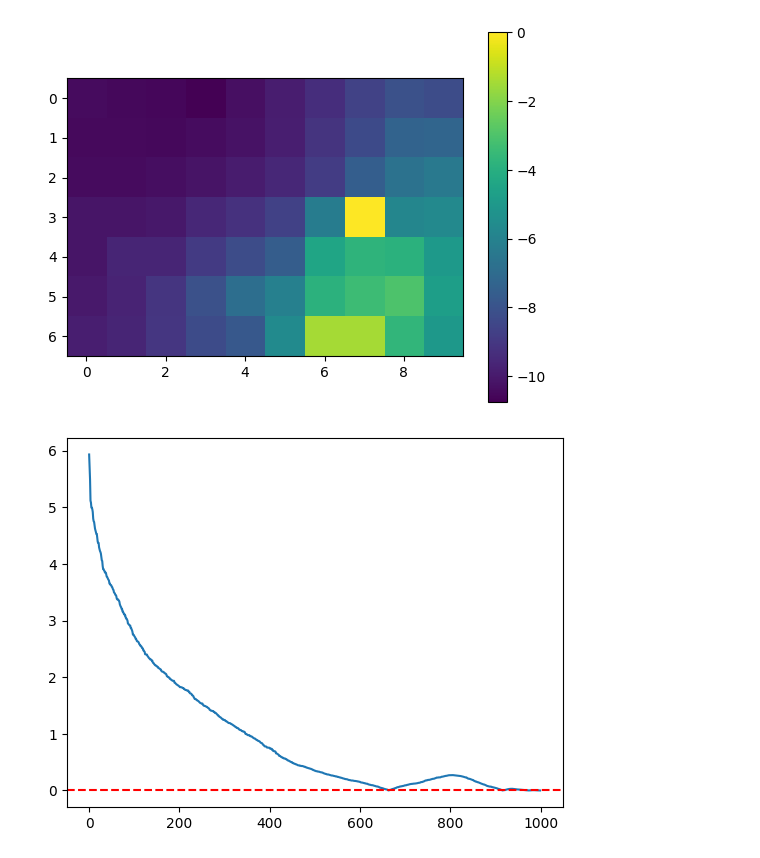
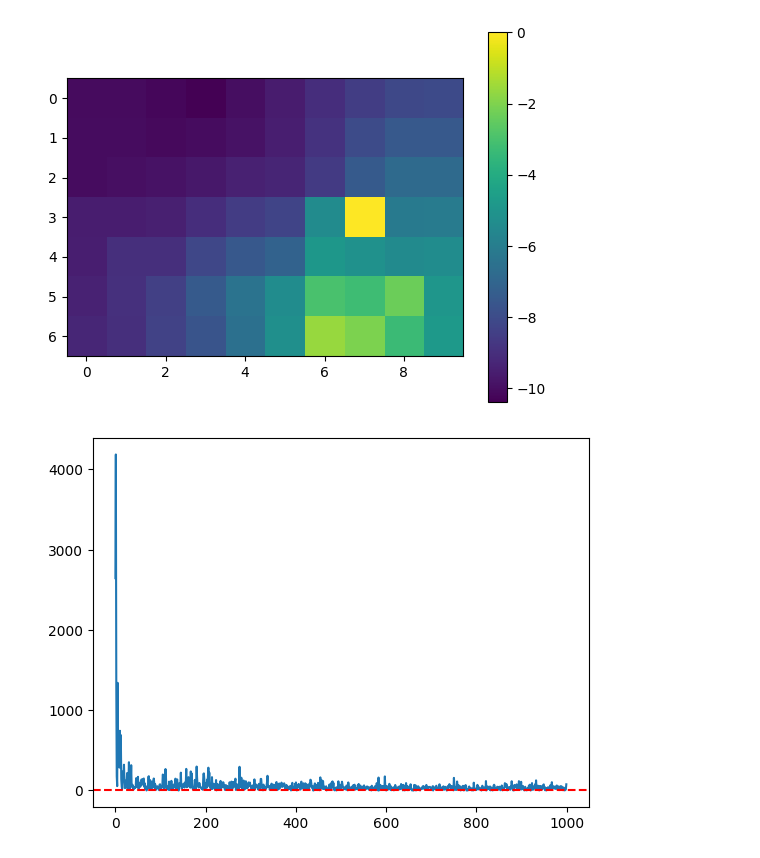
Before and after one commit to BuzzingTaz/RL-Project-1, a Jupyter notebook: QL.ipynb, the cells around one changed output. Drawn from its saved outputs; the diff is of its cells as text; code cells hidden in the pictures.

Commit message:
changed regret

```diff
--- a/QL.ipynb
+++ b/QL.ipynb
@@ -36,12 +36,14 @@ alpha = 0.08
 epsilon = 0.4
 for i in tqdm(range(1000)):
     state = s_state
+    tr = 0
     while True:
         action = ch_egreedy(epsilon, Q_val, state)
 
         nstate = model.gen_next(state, action)
 
         r = model.get_reward(state, nstate)
+        tr += r
 
         valid_actions = get_valid_actions(nstate)
 
@@ -55,7 +57,8 @@ for i in tqdm(range(1000)):
         state = nstate
         if (state == t_state).all():
             break
-    episodic_reward.append(np.max(Q_val[to_idx(s_state)][get_valid_actions(s_state)]))
+    # episodic_reward.append(np.max(Q_val[to_idx(s_state)][get_valid_actions(s_state)]))
+    episodic_reward.append(tr)
 # %%
 valf = []
 for s in states:
@@ -75,14 +78,15 @@ heatmap = plt.imshow(valf_toplot)
 plt.colorbar(heatmap)
 plt.show()
 # %% [output]
-[figure, old version]
+[figure, new version]
 # %%
-episodic_regret = np.abs(episodic_reward - valf[to_idx(s_state)])
+ecreward = np.load('OptimalValueFunction.npy')
+episodic_regret = np.abs(episodic_reward - ecreward[to_idx(s_state)])
 plt.plot(episodic_regret)
 plt.axhline(y=0, color='r', linestyle='--')
 plt.show()
 # %% [output]
-[figure, old version]
+[figure, new version]
 # %%
 cummulative_regret = np.cumsum(episodic_regret)
 plt.plot(cummulative_regret)
```
Also changed, not shown: parts of 3 cells of this notebook, 4 other files.
